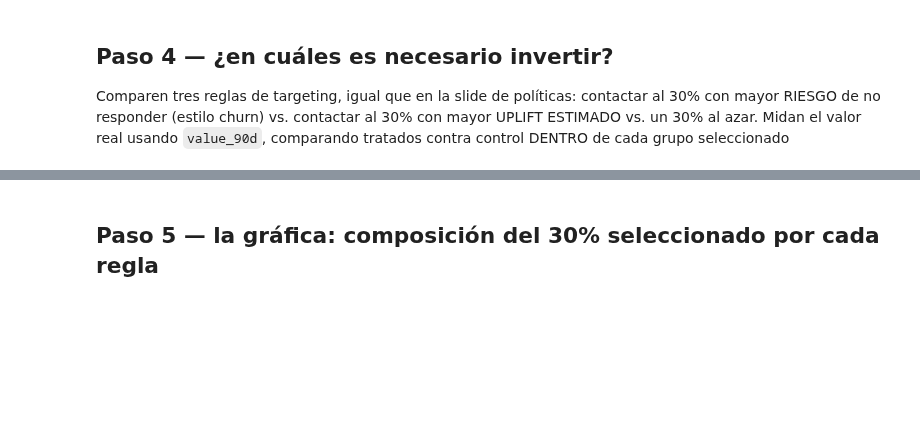
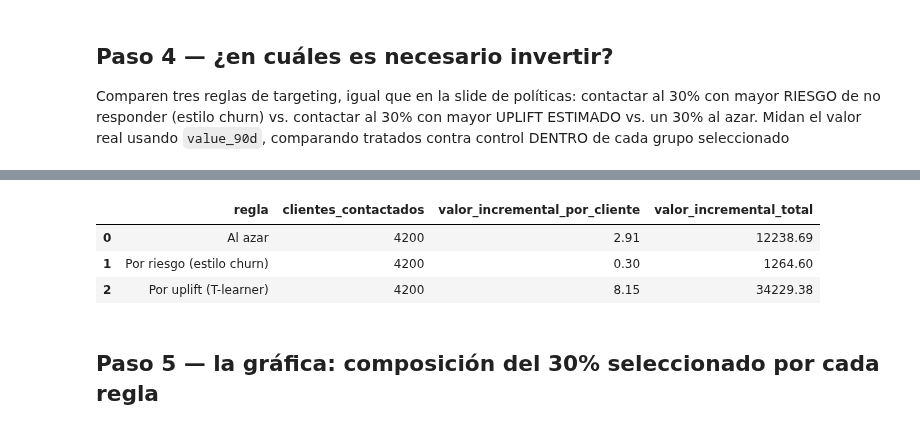
Before and after one commit to WalterVillatoro1204/marketing-analytics-walter-villatoro, a Jupyter notebook: Semana_3/breakout_3.ipynb, the cells around one changed output, grey strips where cells are left out. Saved outputs shown, nothing was run; the diff lists cells and outputs as text; code cells hidden in the pictures; blank space fills up the shorter version.

```diff
--- a/Semana_3/breakout_3.ipynb
+++ b/Semana_3/breakout_3.ipynb
@@ -90,32 +154,40 @@ df.head()
 # %%
+# Crear la columna uplift_estimado a partir de las probabilidades calculadas en el Paso 2
+df["uplift_estimado"] = df["p_tratado"] - df["p_control"]
+
 def valor_de_la_politica(seleccionados):
     sel = df.loc[seleccionados]
     valor_tratado = sel.loc[sel["treatment_group"] == "treatment", "value_90d"].mean()
     valor_control = sel.loc[sel["treatment_group"] == "control", "value_90d"].mean()
     return valor_tratado - valor_control, len(sel)
 
 n_contactar = int(len(df) * 0.30)
 
 # Regla 1: al azar
 idx_azar = df.sample(n=n_contactar, random_state=42).index
 uplift_azar, n_azar = valor_de_la_politica(idx_azar)
 
 # Regla 2: por "riesgo" (al estilo churn) -- aquí lo aproximamos con p_control baja
 # (baja probabilidad de comprar sin ayuda = "en riesgo")
 idx_riesgo = df.sort_values("p_control").head(n_contactar).index
 uplift_riesgo, n_riesgo = valor_de_la_politica(idx_riesgo)
 
 # Regla 3: por uplift estimado (T-learner)
 idx_uplift = df.sort_values("uplift_estimado", ascending=False).head(n_contactar).index
 uplift_modelo, n_modelo = valor_de_la_politica(idx_uplift)
 
 resultado = pd.DataFrame({
     "regla": ["Al azar", "Por riesgo (estilo churn)", "Por uplift (T-learner)"],
     "clientes_contactados": [n_azar, n_riesgo, n_modelo],
     "valor_incremental_por_cliente": [uplift_azar, uplift_riesgo, uplift_modelo],
 })
 resultado["valor_incremental_total"] = resultado["valor_incremental_por_cliente"] * resultado["clientes_contactados"]
 resultado.round(2)
+# %% [output]
+|  | regla | clientes_contactados | valor_incremental_por_cliente | valor_incremental_total |
+| 0 | Al azar | 4200 | 2.91 | 12238.69 |
+| 1 | Por riesgo (estilo churn) | 4200 | 0.30 | 1264.60 |
+| 2 | Por uplift (T-learner) | 4200 | 8.15 | 34229.38 |
 # %% [markdown]
 ## Paso 5 — la gráfica: composición del 30% seleccionado por cada regla
 # %%
```
Also changed, not shown: parts of 12 cells of this notebook.
